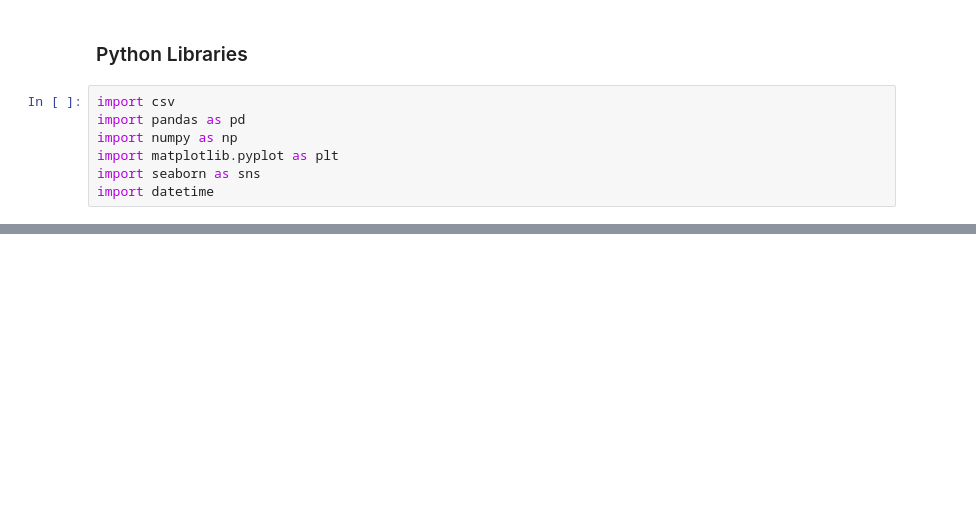
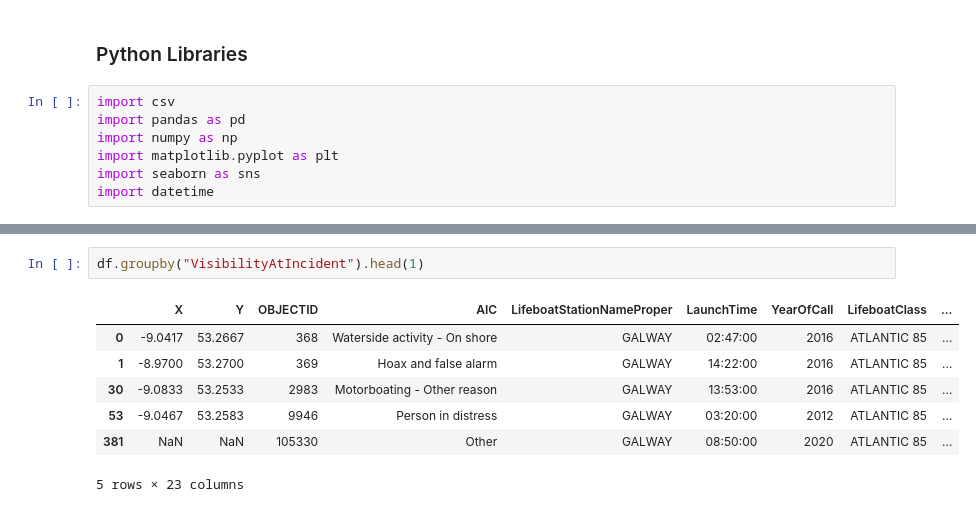
Before and after one commit to ShanePAustin/programming-for-data-analysis, a Jupyter notebook: PfDA_project_2021.ipynb, the cells around one changed output, grey strips where cells are left out. Cells and saved outputs as stored; diff of their text form; blank space fills up the shorter version.

```diff
--- a/PfDA_project_2021.ipynb
+++ b/PfDA_project_2021.ipynb
@@ -38,0 +127,10 @@ import datetime
+# %%
+df.groupby("VisibilityAtIncident").head(1)
+# %% [output]
+|  | X | Y | OBJECTID | AIC | LifeboatStationNameProper | LaunchTime | YearOfCall | LifeboatClass | ... |
+| 0 | -9.0417 | 53.2667 | 368 | Waterside activity - On shore | GALWAY | 02:47:00 | 2016 | ATLANTIC 85 | ... |
+| 1 | -8.9700 | 53.2700 | 369 | Hoax and false alarm | GALWAY | 14:22:00 | 2016 | ATLANTIC 85 | ... |
+| 30 | -9.0833 | 53.2533 | 2983 | Motorboating - Other reason | GALWAY | 13:53:00 | 2016 | ATLANTIC 85 | ... |
+| 53 | -9.0467 | 53.2583 | 9946 | Person in distress | GALWAY | 03:20:00 | 2012 | ATLANTIC 85 | ... |
+| 381 | NaN | NaN | 105330 | Other | GALWAY | 08:50:00 | 2020 | ATLANTIC 85 | ... |
+5 rows × 23 columns
```
Also changed, not shown: parts of 8 cells of this notebook.
